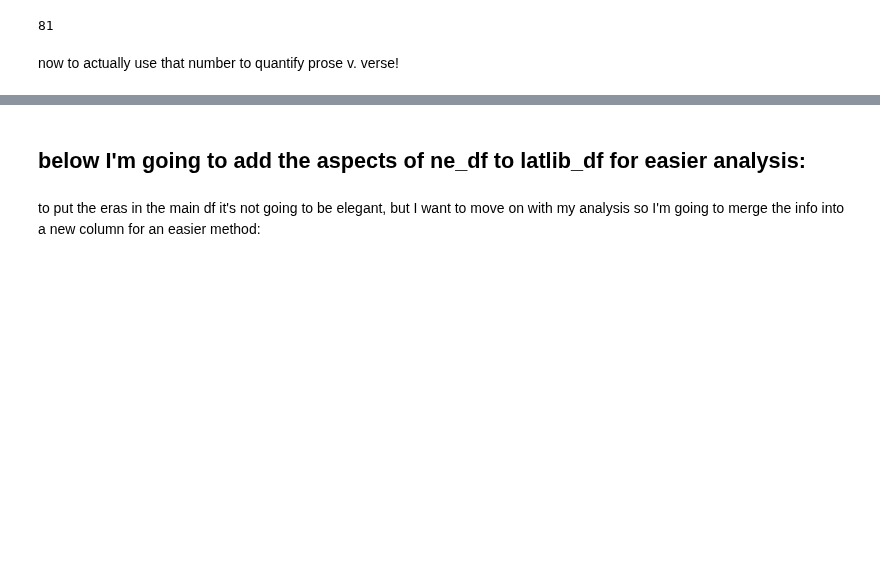
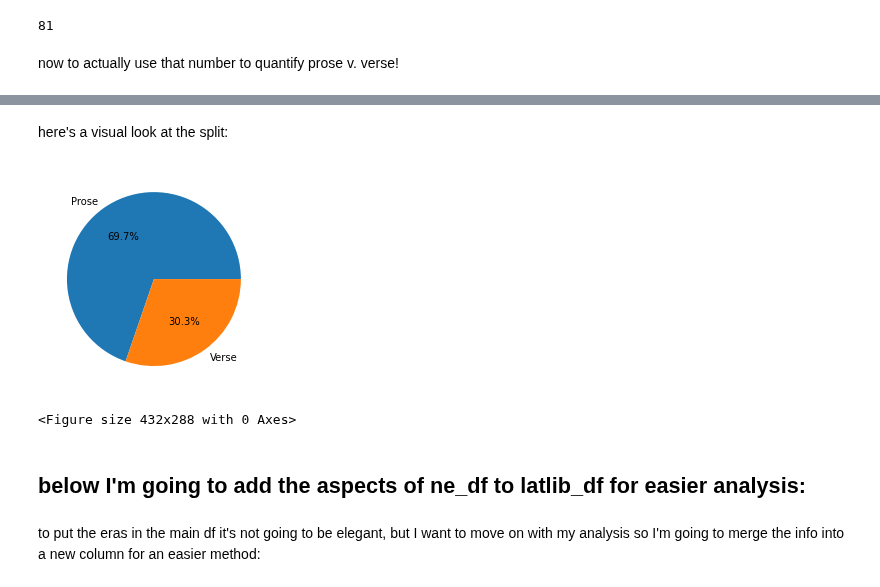
Before and after one commit to Data-Science-for-Linguists-2021/Latin-Vocabulary-Analysis, a Jupyter notebook: AnalysisCode.ipynb, the cells around one changed output, grey strips where cells are left out. Saved outputs shown, nothing was run; the diff lists cells and outputs as text; code cells hidden in the pictures; blank space fills up the shorter version.

```diff
--- a/AnalysisCode.ipynb
+++ b/AnalysisCode.ipynb
@@ -159,6 +159,20 @@ def Poems(l):
         return('prose')
 # %%
 latlib_df['style'] = latlib_df.max_line_length.map(Poems)
+# %% [markdown]
+here's a visual look at the split:
+# %%
+p_n = len(latlib_df[latlib_df['style']=='prose'])/len(latlib_df)*100
+v_n = len(latlib_df[latlib_df['style']=='verse'])/len(latlib_df)*100
+labels = "Prose", "Verse"
+nums = [p_n, v_n]
+# %%
+plt.pie(nums, labels=labels, autopct='%1.1f%%')
+plt.show()
+plt.savefig('/Users/francesharrington/Documents/ling1340/Latin-Vocabulary-Analysis/Images/pv_whole_split.png')
+# %% [output]
+[figure, added]
+<Figure size 432x288 with 0 Axes>
 # %% [markdown]
 ## below I'm going to add the aspects of ne_df to latlib_df for easier analysis:
 # %%
```
Also changed, not shown: parts of 10 cells of this notebook.
